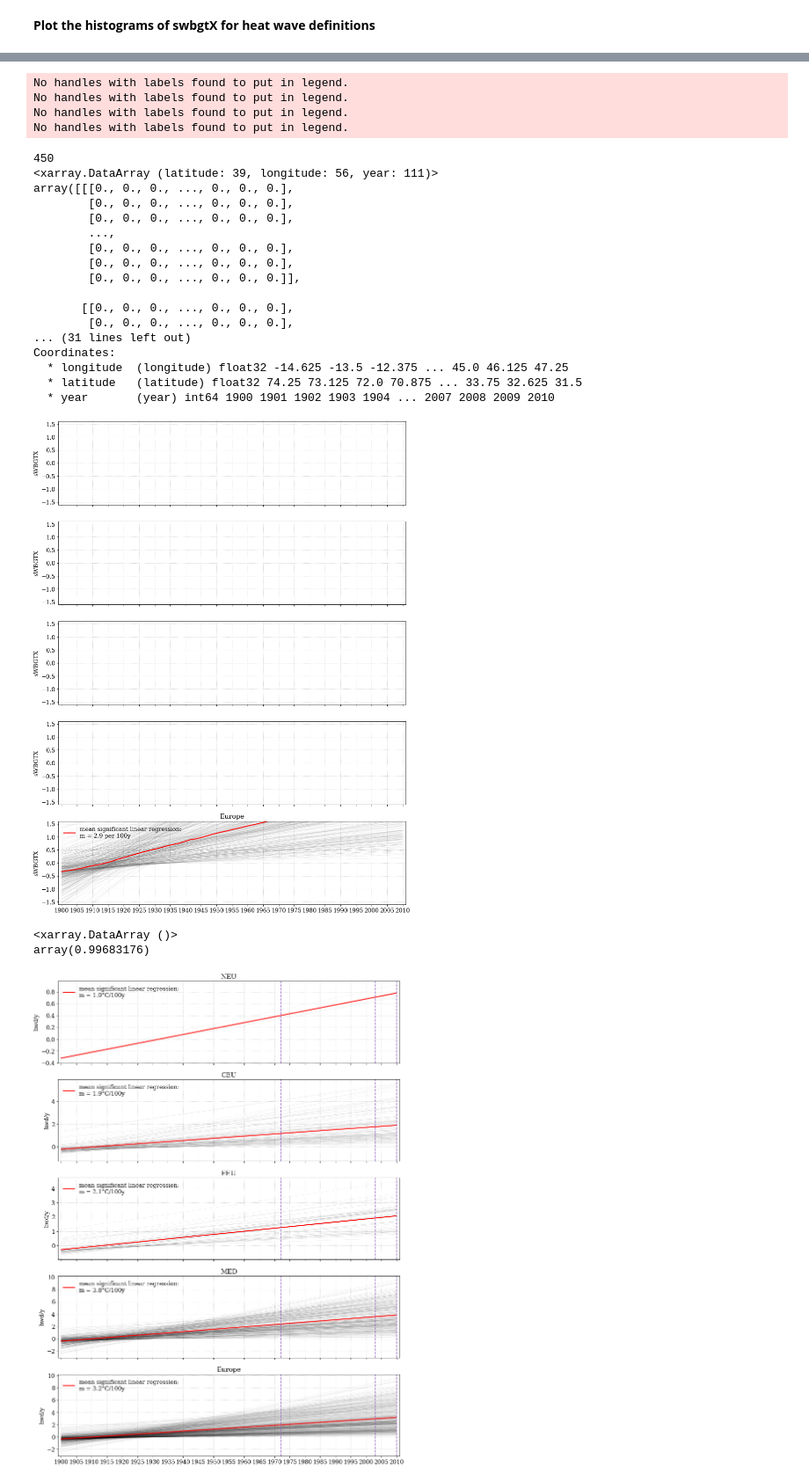
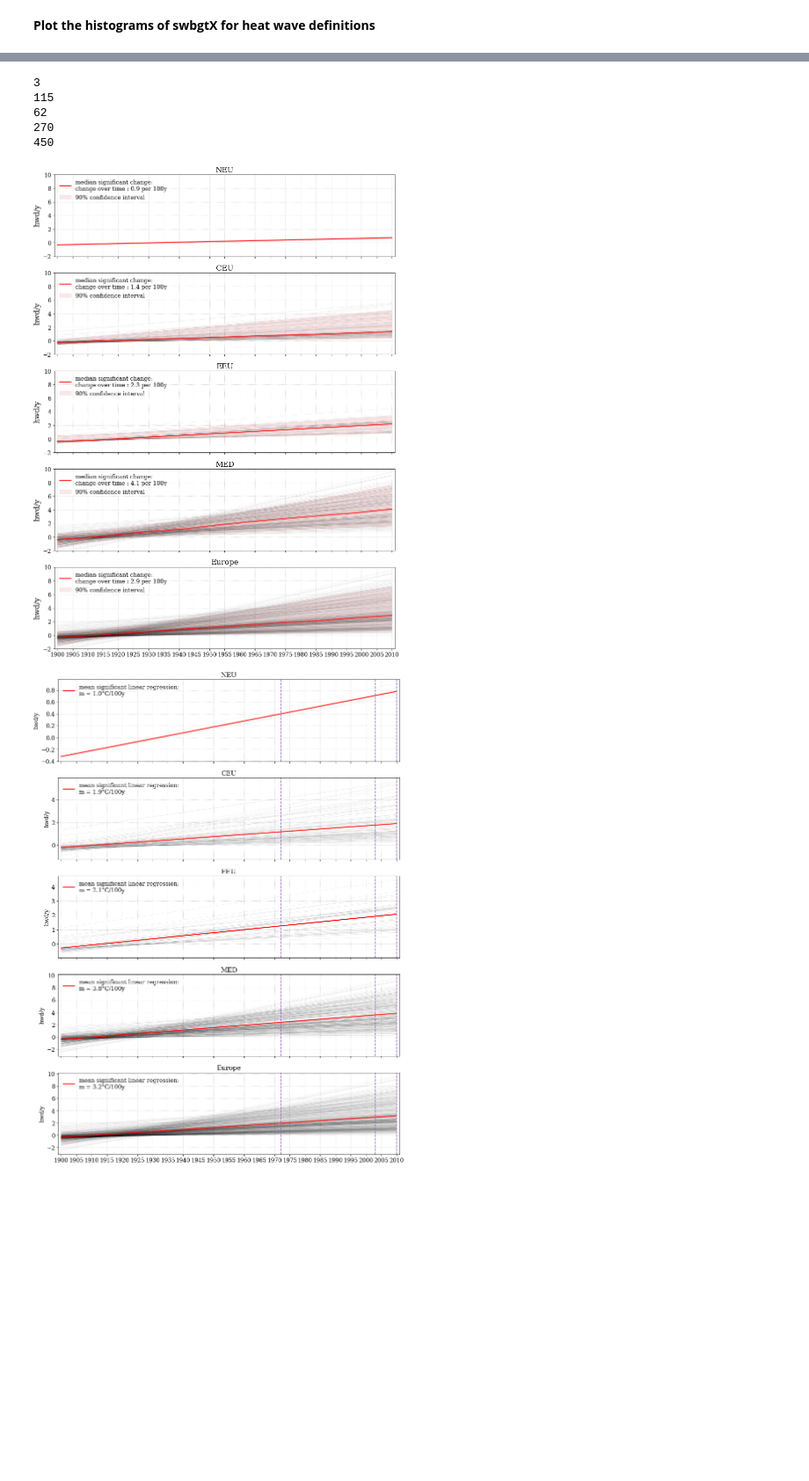
Before and after one commit to nilsnevertree/Trends-in-Heat-Stress-over-Europe, a Jupyter notebook: Scripts/heat_wave_trend.ipynb, the cells around one changed output, grey strips where cells are left out. Shown at 88% size. Drawn from its saved outputs; the diff is of its cells as text; code cells hidden in the pictures; blank space fills up the shorter version.

Commit message:
histogram plots corrected

```diff
--- a/Scripts/heat_wave_trend.ipynb
+++ b/Scripts/heat_wave_trend.ipynb
@@ -86,7 +86,9 @@ ylabel = 'density'
 xlabel = 'sWBGTX'
 variable = "swbgt"
 variable_long = "sWBGTX"
-binwidth = 0.2
+binwidth = 0.25
+min_bins = 20
+max_bins = 36
 
 mask = data.heatwave_mask_ydrunpctl_98_referenceperiod
 land_mask = data.mask_land
@@ -109,7 +111,7 @@ def plot_timeslice(ax, data, timeslice, color, upper_label = False):
     upper_percentage = np.quantile(selected, 0.95)
     number_upper = sum(selected > upper_percentage)
     number_total  = len(selected)
-    bins = np.arange(min(selected), max(selected) + binwidth, binwidth)
+    bins = np.arange(min_bins, max_bins + binwidth, binwidth)
 
     if not upper_label:
         label = "{}-{}\nN={}".format(timeslice.start, timeslice.stop, number_total)
@@ -135,12 +137,12 @@ def plot_sample(ax, data, upper_label = False) :
     upper_percentage = np.quantile(sample, 0.95)
     number_upper = sum(sample > upper_percentage)
     number_total  = len(sample)
-
+    bins = np.arange(min_bins, max_bins + binwidth, binwidth)
     label = "1900-2010\nN={}".format(number_total)
     if upper_label:
         label = "1900-2010 upper 5%\nN={}".format(number_upper)
 
-    N, bins, patches = ax.hist(sample, bins = 50, color = "tab:grey", histtype = 'stepfilled', alpha = 1, density = True, facecolor = "None", edgecolor = 'k', linewidth = 1.5, label = label)
+    N, bins, patches = ax.hist(sample, bins = bins, color = "tab:grey", histtype = 'stepfilled', alpha = 1, density = True, facecolor = "None", edgecolor = 'k', linewidth = 1.5, label = label)
     return number_total, patches
 
 
@@ -225,6 +227,9 @@ ylabel = 'density'
 xlabel = 'TX'
 variable = "t2m"
 variable_long = "TX"
+binwidth = 0.5
+min_bins = 27
+max_bins = 45
 
 mask = data.heatwave_mask_ydrunpctl_98_referenceperiod
 land_mask = data.mask_land
@@ -247,7 +252,7 @@ def plot_timeslice(ax, data, timeslice, color, upper_label = False):
     upper_percentage = np.quantile(selected, 0.95)
     number_upper = sum(selected > upper_percentage)
     number_total  = len(selected)
-    bins = np.arange(min(selected), max(selected) + binwidth, binwidth)
+    bins = np.arange(min_bins, max_bins + binwidth, binwidth)
 
     if not upper_label:
         label = "{}-{}\nN={}".format(timeslice.start, timeslice.stop, number_total)
@@ -273,12 +278,12 @@ def plot_sample(ax, data, upper_label = False) :
     upper_percentage = np.quantile(sample, 0.95)
     number_upper = sum(sample > upper_percentage)
     number_total  = len(sample)
-
+    bins = np.arange(min_bins, max_bins + binwidth, binwidth)
     label = "1900-2010\nN={}".format(number_total)
     if upper_label:
         label = "1900-2010 upper 5%\nN={}".format(number_upper)
 
-    N, bins, patches = ax.hist(sample, bins = 50, color = "tab:grey", histtype = 'stepfilled', alpha = 1, density = True, facecolor = "None", edgecolor = 'k', linewidth = 1.5, label = label)
+    N, bins, patches = ax.hist(sample, bins = bins, color = "tab:grey", histtype = 'stepfilled', alpha = 1, density = True, facecolor = "None", edgecolor = 'k', linewidth = 1.5, label = label)
     return number_total, patches
 
 
@@ -381,64 +386,44 @@ def plot_region(axs, region = (None,None)):
     idx = 0
     for lat in y_linear.latitude :
         for lon in y_linear.longitude :
             if res['p_value'].sel(longitude = lon, latitude = lat) <= 0.05:
                 axs.plot(x, y_linear.sel(longitude = lon, latitude = lat), color = "k", linewidth = 0.1, alpha = 0.4, linestyle = '-')#title
                 idx += 1
     print(idx)
     axs.set_title(region_name)
 
     y_linear_mean = y_linear.where(res['p_value']<= 0.05).median({'latitude', 'longitude'})
 #     y_linear_std = y_linear.where(res['p_value']<= 0.05).std({'latitude', 'longitude'})
 #     axs.fill_between(x, - y_linear_std + y_linear_mean, y_linear_std + y_linear_mean, color= 'tab:red', alpha = 0.1, label = "stddev")
     y_linear_std = y_linear.where(res['p_value']<= 0.05).quantile([0.05,0.95], dim = {'latitude', 'longitude'})
-#     axs.fill_between(x, y_linear_std[0], y_linear_std[1], color= 'tab:red', alpha = 0.1,label = "90% confidence interval")#, label = "2 stddev")
+    axs.fill_between(x, y_linear_std[0], y_linear_std[1], color= 'tab:red', alpha = 0.1,label = "90% confidence interval")#, label = "2 stddev")
 #     axs.plot(x, y_linear_std[1], color= 'tab:red', alpha = 0.5, )
 
-    axs.plot(x, y_linear_mean, color = 'red', linewidth = 2, label = 'mean significant linear regression:\nm = {:.1f} per 100y'.format(100/111*(y_linear_mean[-1]-y_linear_mean[0]).values) )
+    axs.plot(x, y_linear_mean, color = 'red', linewidth = 2, label = 'median significant change:\nchange over time : {:.1f} per 100y'.format(100/111*(y_linear_mean[-1]-y_linear_mean[0]).values) )
     return y_linear
-for idx in [4] :
+for idx in range(5) :
     y_linear = plot_region(ax[idx], regions[idx])
-    print(y_linear)
+#     print(y_linear)
 for axs in ax :
 
-    axs.set_ylim([-1.6, 1.6])
+    axs.set_ylim([-2, 10])
     axs.set_xlim([xmin,xmax])
     axs.grid()
 #     xcoords = [1972,2003,2010]
 #     for xc in xcoords:
 #         axs.axvline(x=xc, color = "tab:purple", linestyle = "--", linewidth = 1.5)
+    axs.axhline(y = 0, linestyle = ":", color = 'k')
     axs.set_xticks(np.arange(xmin +1,xmax,5))
 #     axs.set_yticks(np.arange(ymin, ymax +1,5))
-    axs.set_ylabel('sWBGTX')
+    axs.set_ylabel('hwd/y')
     axs.legend(loc = 2)
 
 # fig.suptitle(fig._suptitle.get_text(),fontsize = 18)
 # %% [output]
-No handles with labels found to put in legend.
-No handles with labels found to put in legend.
-No handles with labels found to put in legend.
-No handles with labels found to put in legend.
+3
+115
+62
+270
+450
-450
-<xarray.DataArray (latitude: 39, longitude: 56, year: 111)>
-array([[[0., 0., 0., ..., 0., 0., 0.],
-        [0., 0., 0., ..., 0., 0., 0.],
-        [0., 0., 0., ..., 0., 0., 0.],
-        ...,
-        [0., 0., 0., ..., 0., 0., 0.],
-        [0., 0., 0., ..., 0., 0., 0.],
-        [0., 0., 0., ..., 0., 0., 0.]],
-
-       [[0., 0., 0., ..., 0., 0., 0.],
-        [0., 0., 0., ..., 0., 0., 0.],
-... (31 lines left out)
-Coordinates:
-  * longitude  (longitude) float32 -14.625 -13.5 -12.375 ... 45.0 46.125 47.25
-  * latitude   (latitude) float32 74.25 73.125 72.0 70.875 ... 33.75 32.625 31.5
-  * year       (year) int64 1900 1901 1902 1903 1904 ... 2007 2008 2009 2010
-[figure, old version]
+[figure, new version]
-# %%
-res['p_value'].max()
-# %% [output]
-<xarray.DataArray ()>
-array(0.99683176)
 # %%
```
Also changed, not shown: parts of 3 cells of this notebook, 3 other files.
